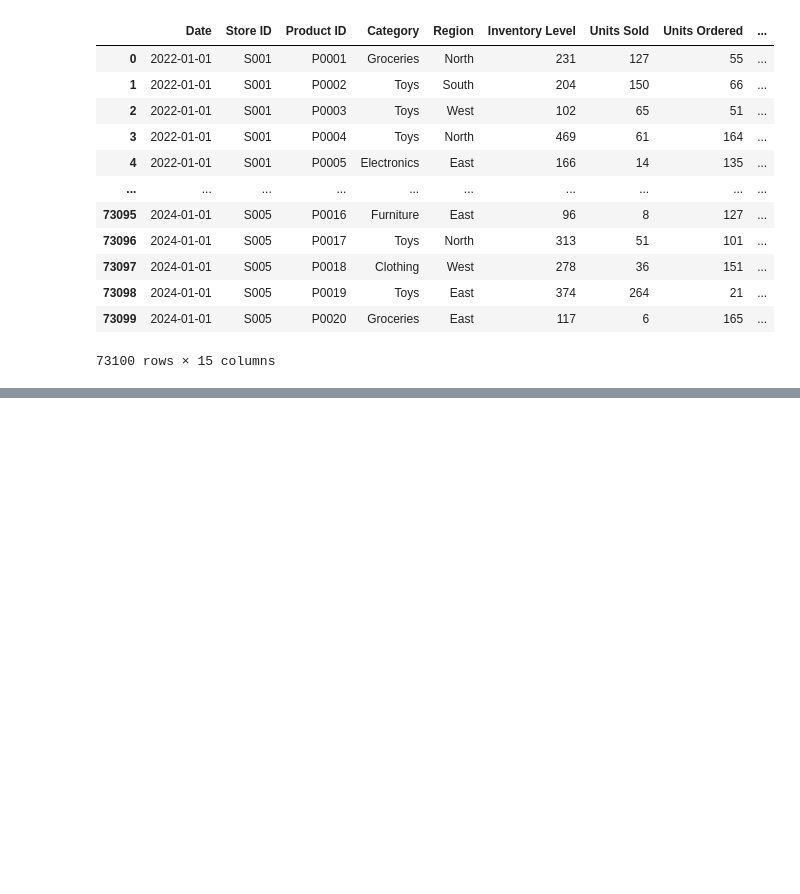
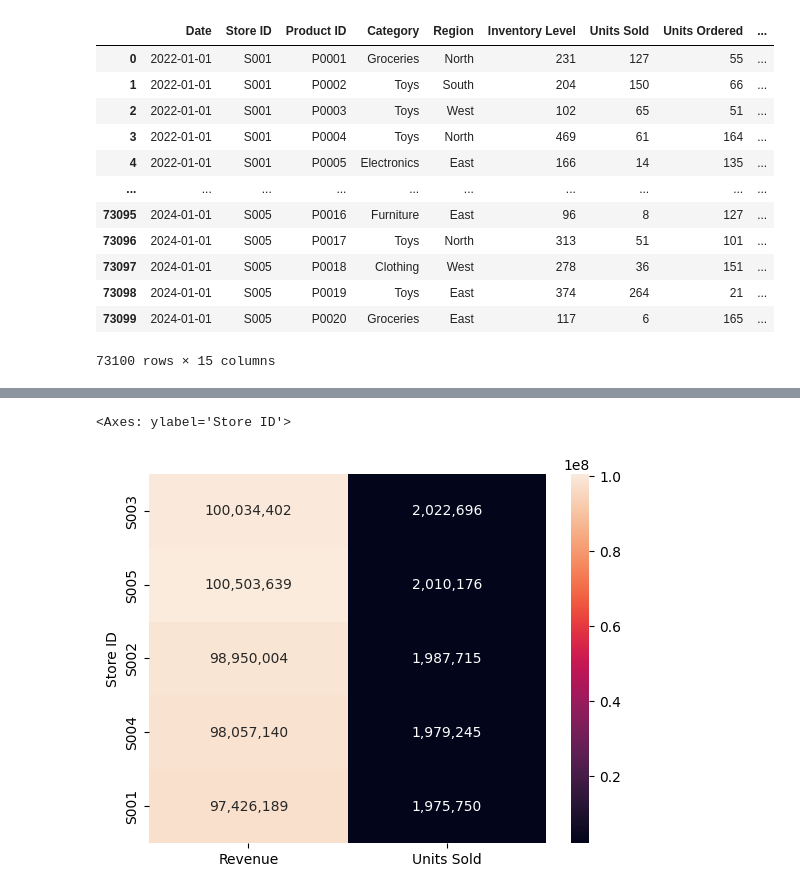
Before and after one commit to Nikesh5005/ML_PROJ, a Jupyter notebook: Dynamic__Pricing_Engine_Retail.ipynb, the cells around one changed output, grey strips where cells are left out. Saved outputs shown, nothing was run; the diff lists cells and outputs as text; code cells hidden in the pictures; blank space fills up the shorter version.

```diff
--- a/Dynamic__Pricing_Engine_Retail.ipynb
+++ b/Dynamic__Pricing_Engine_Retail.ipynb
@@ -93,0 +197,2 @@ memory usage: 6.7+ MB
+# %%
+df['Revenue'] = df['Units Sold'] * df['Price'] * (1 - df['Discount'] / 100)
@@ -93,0 +212,3 @@ memory usage: 6.7+ MB
+# %%
+grouped=df.groupby('Store ID')[['Revenue', 'Units Sold']].sum().sort_values( by='Units Sold', ascending=False)
+print(grouped)
@@ -93,0 +223,6 @@ memory usage: 6.7+ MB
+# %%
+
+sns.heatmap(data=grouped, annot=True,fmt=",.0f")
+# %% [output]
+<Axes: ylabel='Store ID'>
+[figure, added]
```
Also changed, not shown: parts of 29 cells of this notebook.
